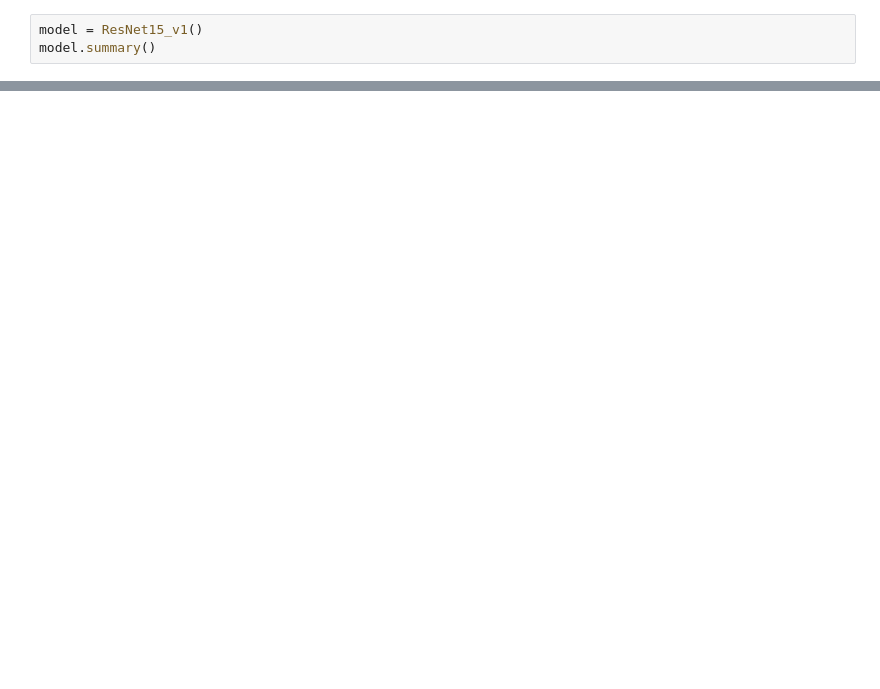
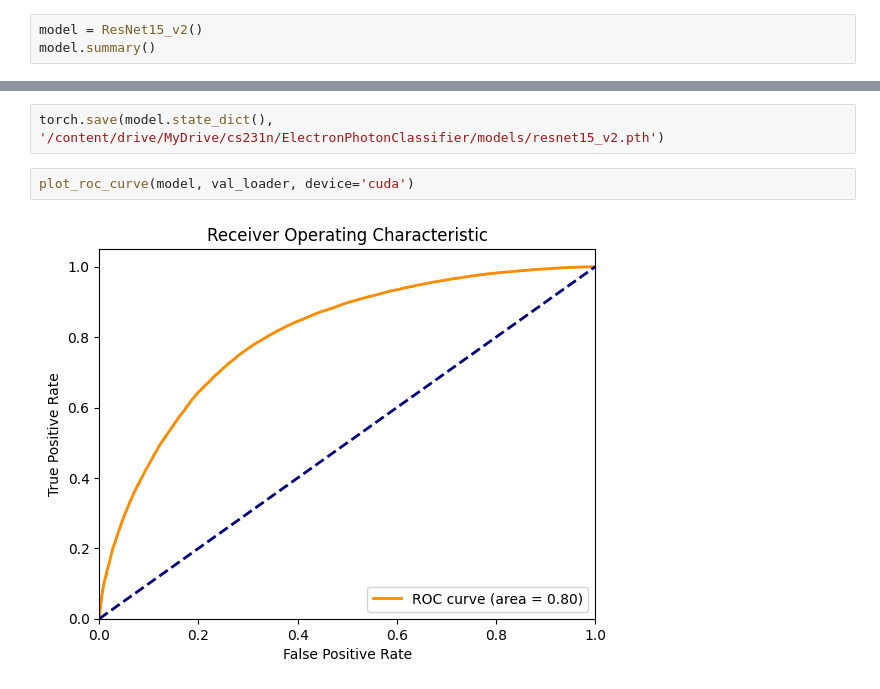
Before and after one commit to JDhruvR/ElectronPhotonClassifier, a Jupyter notebook: main.ipynb, the cells around one changed output, grey strips where cells are left out. Drawn from its saved outputs; the diff is of its cells as text; blank space fills up the shorter version.

```diff
--- a/main.ipynb
+++ b/main.ipynb
@@ -41,6 +46,6 @@ show_image(train_loader.dataset[3][0]), show_image(train_loader.dataset[-3][0])
 (None, None)
 # %%
-model = ResNet15_v1()
+model = ResNet15_v2()
 model.summary()
 # %% [output]
 ----------------------------------------------------------------
@@ -86 +93,7 @@ Loss in validation : 0.8619055151939392, Accuracy : 54.69879518072289
 ... (10 outputs left out)
+# %%
+torch.save(model.state_dict(), '/content/drive/MyDrive/cs231n/ElectronPhotonClassifier/models/resnet15_v2.pth')
+# %%
+plot_roc_curve(model, val_loader, device='cuda')
+# %% [output]
+[figure, added]
```
Also changed, not shown: parts of 8 cells of this notebook.
